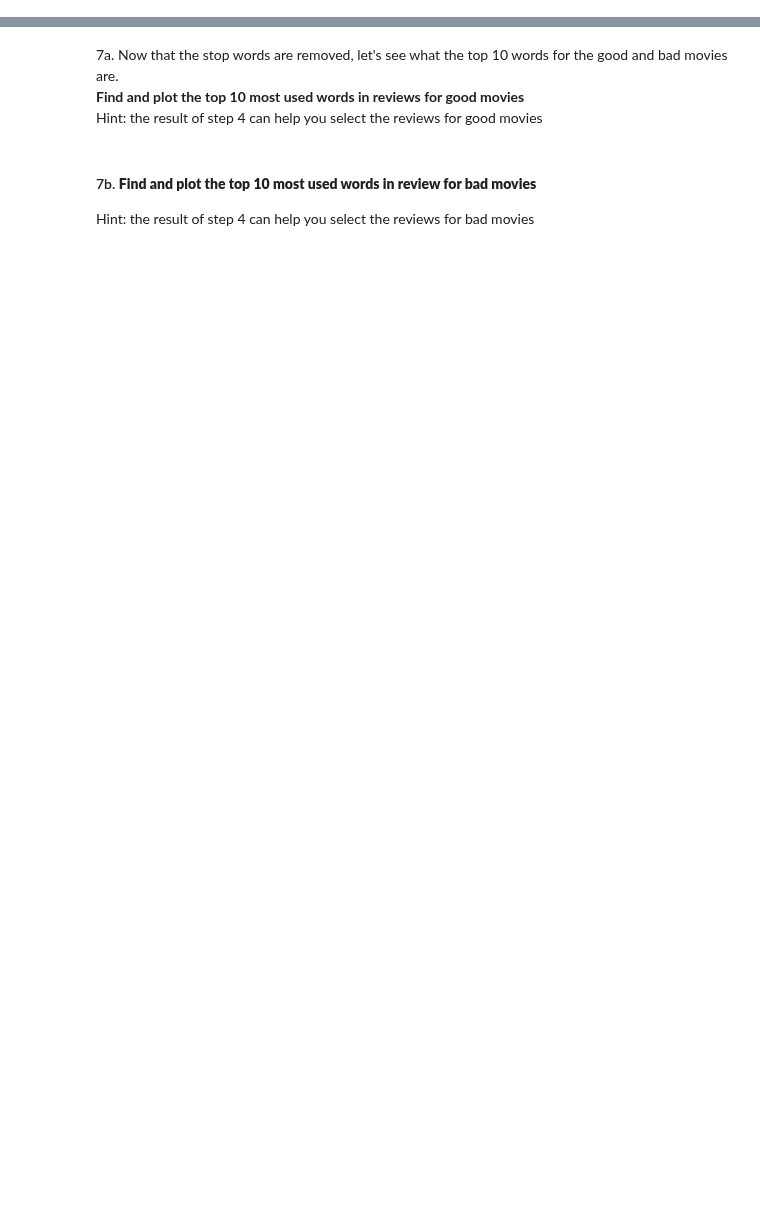
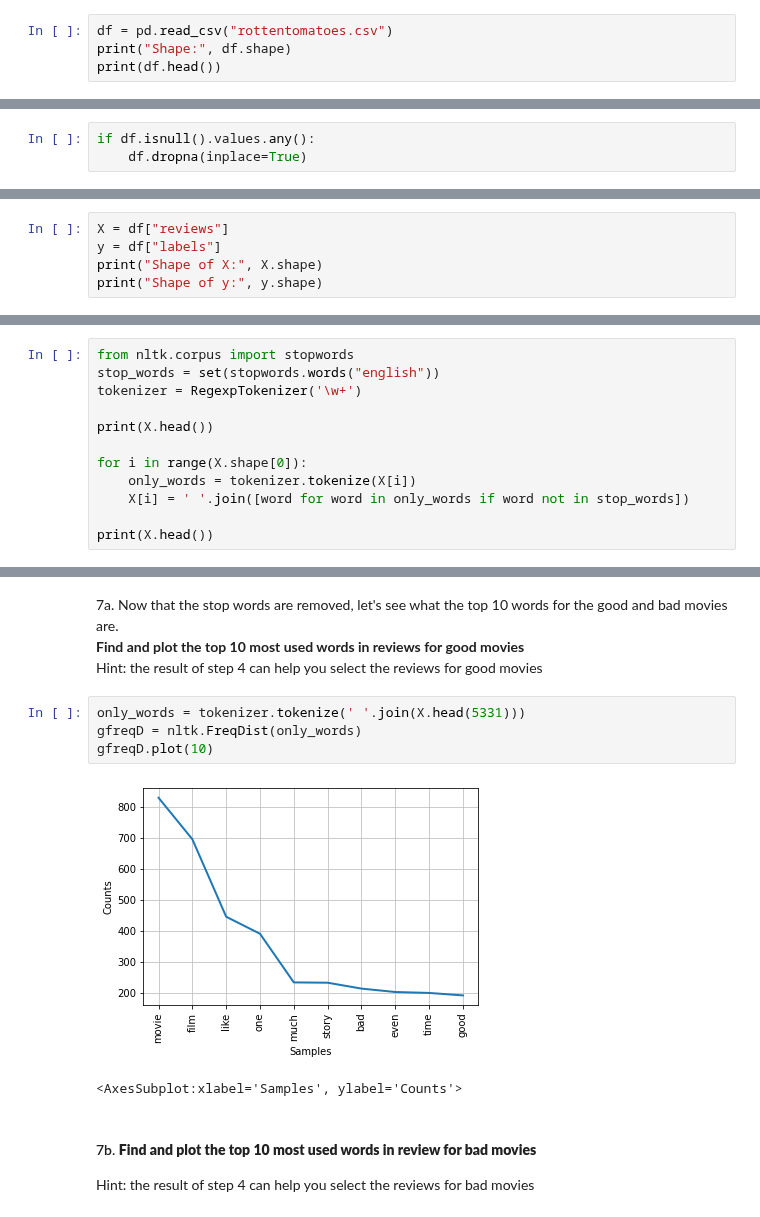
Before and after one commit to Pratyush-Shanbhag/Introduction_To_Data_Science, a Jupyter notebook: Lab_4/lab4.ipynb, the cells around one changed output, grey strips where cells are left out. Saved outputs shown, nothing was run; the diff lists cells and outputs as text; blank space fills up the shorter version.

```diff
--- a/Lab_4/lab4.ipynb
+++ b/Lab_4/lab4.ipynb
@@ -30,3 +32,7 @@ In the file the label 1 means it's a good movie, and the label 0 means it's a ba
 1. __Read data from the file _rottentomatoes.csv_ into a DataFrame__.<br>
 Then __print the number of rows and columns of the DataFrame__,<br>
 and __print the first 5 rows__ to observe the dataset.
+# %%
+df = pd.read_csv("rottentomatoes.csv")
+print("Shape:", df.shape)
+print(df.head())
@@ -33,5 +47,8 @@ and __print the first 5 rows__ to observe the dataset.
 # %% [markdown]
 2.  __Check to see if there are NaN__ and __drop the rows with NaN__ if needed.
+# %%
+if df.isnull().values.any():
+    df.dropna(inplace=True)
 # %% [markdown]
 3. __Check if the labels are balanced data__.<br>
 Then __create a Raw NBConvert cell to indicate whether the data is balanced__.
@@ -42,3 +82,8 @@ Example of explanation: good movies are in row index 0 - 3000 and 5000-8000
 # %% [markdown]
 5. __Create the X and y datasets__<br>
 Then __print the number of rows and columns of X and y__.
+# %%
+X = df["reviews"]
+y = df["labels"]
+print("Shape of X:", X.shape)
+print("Shape of y:", y.shape)
@@ -45,3 +93,15 @@ Then __print the number of rows and columns of X and y__.
 # %% [markdown]
 6. __Process the X dataset to remove stop words__<br>
 then __print the first 5 rows of the resulting processed X dataset__
+# %%
+from nltk.corpus import stopwords
+stop_words = set(stopwords.words("english"))
+tokenizer = RegexpTokenizer('\w+')
+
+print(X.head())
+
+for i in range(X.shape[0]):
+    only_words = tokenizer.tokenize(X[i])
+    X[i] = ' '.join([word for word in only_words if word not in stop_words])
+
+print(X.head())
@@ -49,6 +126,13 @@ then __print the first 5 rows of the resulting processed X dataset__
 7a. Now that the stop words are removed, let's see what the top 10 words for the good and bad movies are.<br>
 __Find and plot the top 10 most used words in reviews for good movies__<br>
 Hint: the result of step 4 can help you select the reviews for good movies
+# %%
+only_words = tokenizer.tokenize(' '.join(X.head(5331)))
+gfreqD = nltk.FreqDist(only_words)
+gfreqD.plot(10)
+# %% [output]
+[figure, added]
+<AxesSubplot:xlabel='Samples', ylabel='Counts'>
 # %% [markdown]
 #### 7b. __Find and plot the top 10 most used words in review for bad movies__<br>
 Hint: the result of step 4 can help you select the reviews for bad movies
```
Also changed, not shown: parts of 14 cells of this notebook.
